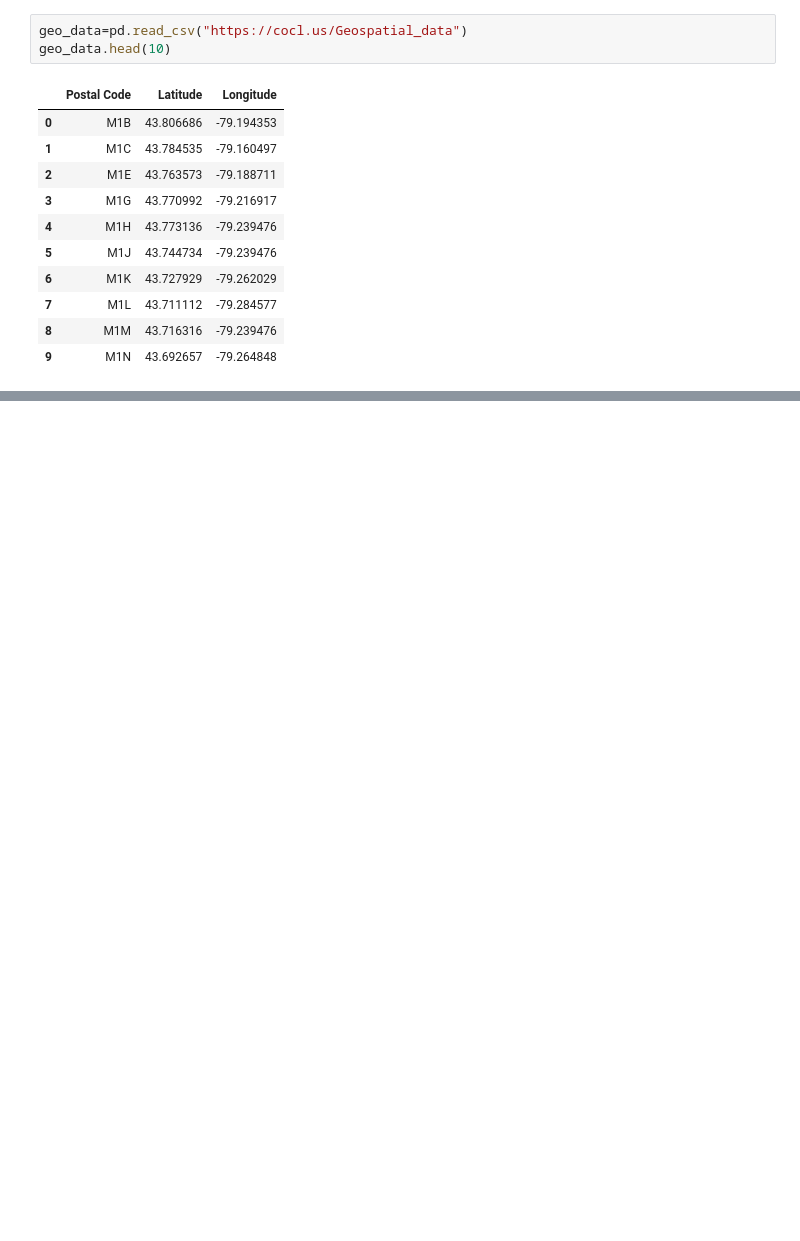
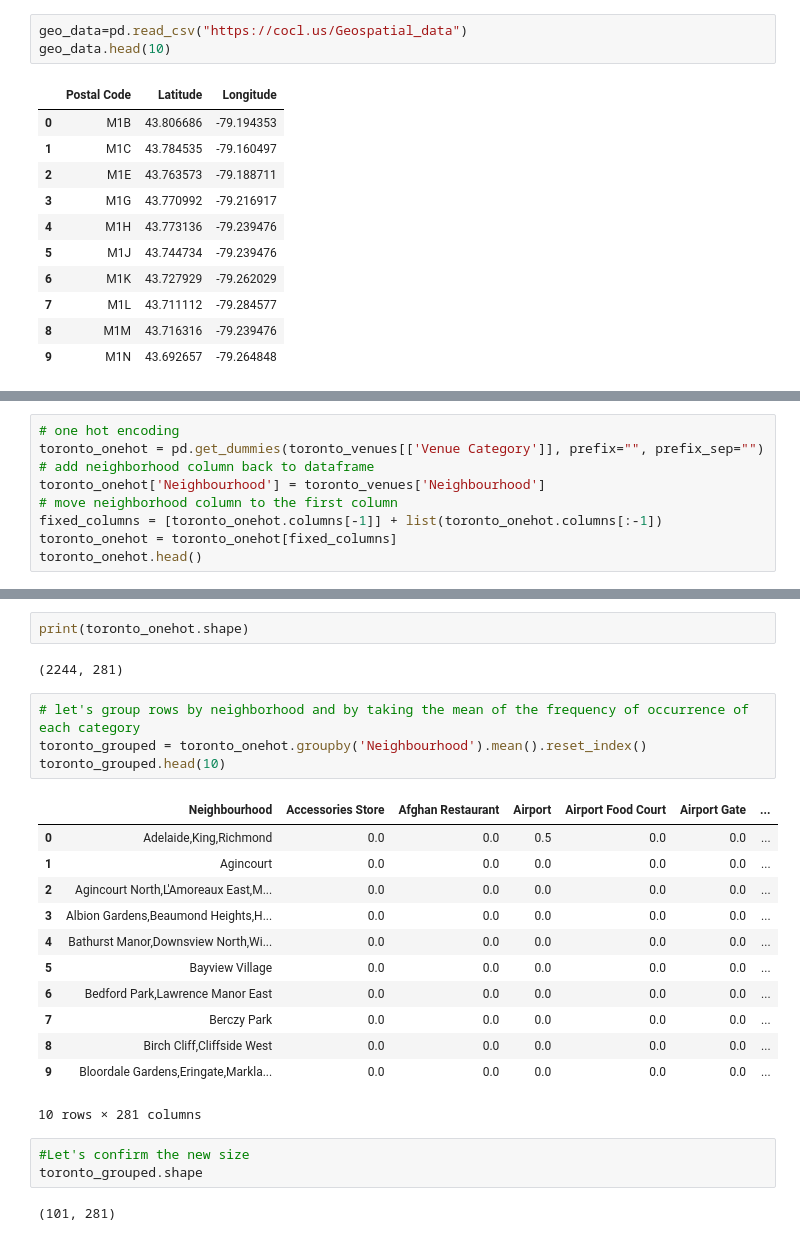
Before and after one commit to ViniB23/Coursera_Capstone, a Jupyter notebook: Toronto neighborhoods.ipynb, the cells around one changed output, grey strips where cells are left out. Saved outputs shown, nothing was run; the diff lists cells and outputs as text; blank space fills up the shorter version.

```diff
--- a/Toronto neighborhoods.ipynb
+++ b/Toronto neighborhoods.ipynb
@@ -92,0 +277,9 @@ Find the center of all the locations and prepare the folium map
+# %%
+# one hot encoding
+toronto_onehot = pd.get_dummies(toronto_venues[['Venue Category']], prefix="", prefix_sep="")
+# add neighborhood column back to dataframe
+toronto_onehot['Neighbourhood'] = toronto_venues['Neighbourhood']
+# move neighborhood column to the first column
+fixed_columns = [toronto_onehot.columns[-1]] + list(toronto_onehot.columns[:-1])
+toronto_onehot = toronto_onehot[fixed_columns]
+toronto_onehot.head()
@@ -92,0 +294,26 @@ Find the center of all the locations and prepare the folium map
+# %%
+print(toronto_onehot.shape)
+# %% [output]
+(2244, 281)
+# %%
+# let's group rows by neighborhood and by taking the mean of the frequency of occurrence of each category
+toronto_grouped = toronto_onehot.groupby('Neighbourhood').mean().reset_index()
+toronto_grouped.head(10)
+# %% [output]
+|  | Neighbourhood | Accessories Store | Afghan Restaurant | Airport | Airport Food Court | Airport Gate | ... |
+| 0 | Adelaide,King,Richmond | 0.0 | 0.0 | 0.5 | 0.0 | 0.0 | ... |
+| 1 | Agincourt | 0.0 | 0.0 | 0.0 | 0.0 | 0.0 | ... |
+| 2 | Agincourt North,L'Amoreaux East,M... | 0.0 | 0.0 | 0.0 | 0.0 | 0.0 | ... |
+| 3 | Albion Gardens,Beaumond Heights,H... | 0.0 | 0.0 | 0.0 | 0.0 | 0.0 | ... |
+| 4 | Bathurst Manor,Downsview North,Wi... | 0.0 | 0.0 | 0.0 | 0.0 | 0.0 | ... |
+| 5 | Bayview Village | 0.0 | 0.0 | 0.0 | 0.0 | 0.0 | ... |
+| 6 | Bedford Park,Lawrence Manor East | 0.0 | 0.0 | 0.0 | 0.0 | 0.0 | ... |
+| 7 | Berczy Park | 0.0 | 0.0 | 0.0 | 0.0 | 0.0 | ... |
+| 8 | Birch Cliff,Cliffside West | 0.0 | 0.0 | 0.0 | 0.0 | 0.0 | ... |
+| 9 | Bloordale Gardens,Eringate,Markla... | 0.0 | 0.0 | 0.0 | 0.0 | 0.0 | ... |
+10 rows × 281 columns
+# %%
+#Let's confirm the new size
+toronto_grouped.shape
+# %% [output]
+(101, 281)
```
Also changed, not shown: parts of 25 cells of this notebook.
